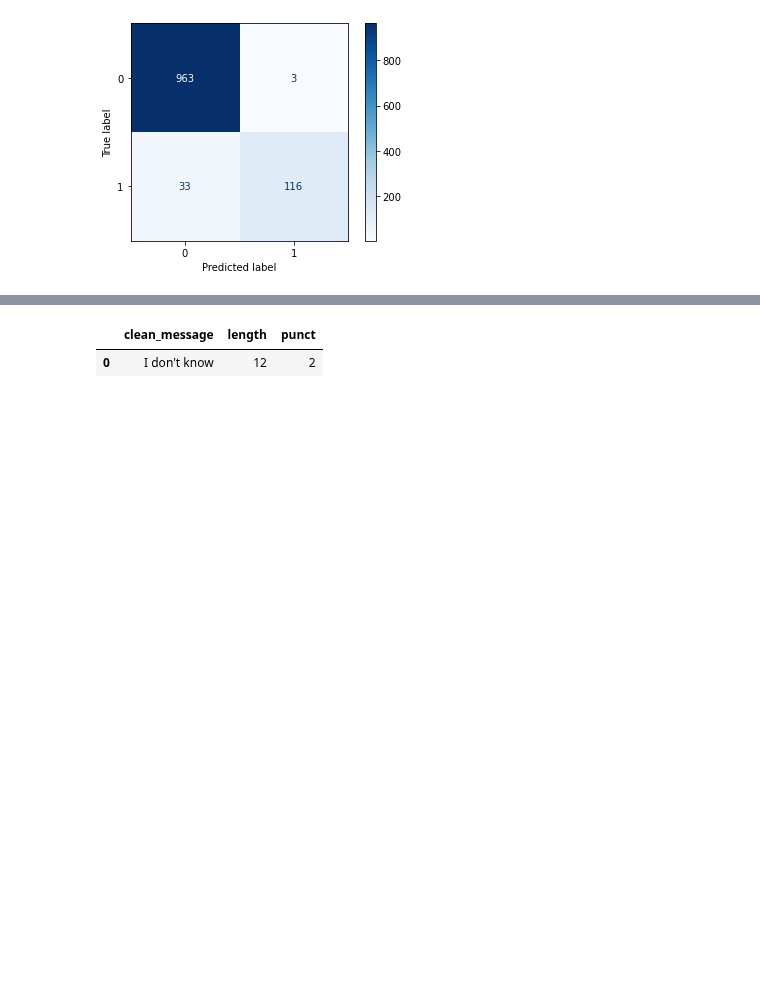
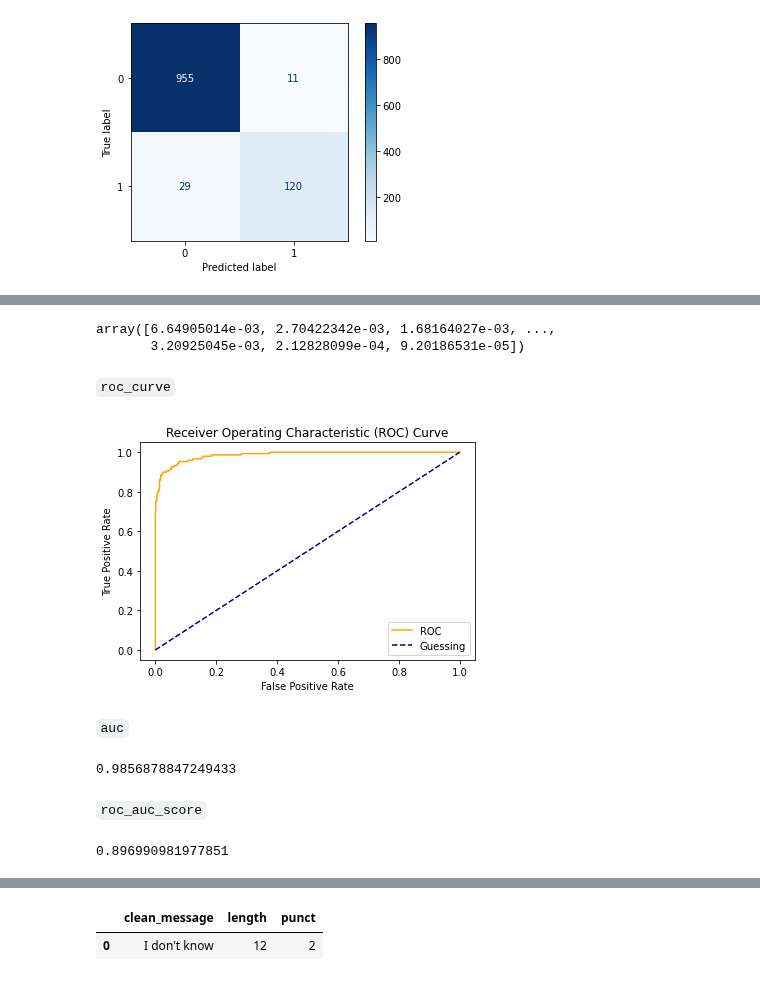
Before and after one commit to perryisbusy/My-Matplotlib-playground, a Jupyter notebook: NLP Various Models Comparsion (columntransformer & pipeline & pickle & joblib).ipynb, the cells around one changed output, grey strips where cells are left out. Drawn from its saved outputs; the diff is of its cells as text; code cells hidden in the pictures; blank space fills up the shorter version.

```diff
--- a/NLP Various Models Comparsion (columntransformer & pipeline & pickle & joblib).ipynb
+++ b/NLP Various Models Comparsion (columntransformer & pipeline & pickle & joblib).ipynb
@@ -206,8 +206,8 @@ from sklearn.pipeline import make_pipeline
 # clf = make_pipeline(ct, CatBoostClassifier())
 
 # LGBMClassifier
-# from lightgbm import LGBMClassifier
-# clf = make_pipeline(ct, LGBMClassifier())
+from lightgbm import LGBMClassifier
+clf = make_pipeline(ct, LGBMClassifier())
 
 # XGBClassifier
 # from xgboost import XGBClassifier
@@ -246,8 +246,8 @@ from sklearn.pipeline import make_pipeline
 # clf = make_pipeline(ct, AdaBoostClassifier())
 
 # MLPClassifier
-from sklearn.neural_network import MLPClassifier
-clf = make_pipeline(ct, MLPClassifier(alpha=1, max_iter=1000))
+# from sklearn.neural_network import MLPClassifier
+# clf = make_pipeline(ct, MLPClassifier(alpha=1, max_iter=1000))
 
 clf.fit(X_train, y_train)
 # %% [output]
@@ -369,0 +364,50 @@ loaded_joblib_clf = load(filename="nlp_movie_joblib_clf.joblib")
+# %%
+y_probs[:, 1]
+# %% [output]
+array([6.64905014e-03, 2.70422342e-03, 1.68164027e-03, ...,
+       3.20925045e-03, 2.12828099e-04, 9.20186531e-05])
+# %% [markdown]
+`roc_curve`
+# %%
+from sklearn.metrics import roc_curve, roc_auc_score, auc
+
+# Receiver Operating Characteristic (ROC curve)
+# 观测者操作特性曲线
+false_positive_rate, true_positive_rate, thresholds = roc_curve(y_true=y_test, y_score=y_probs[:, 1])
+# %%
+def plot_roc_curve(fpr, tpr):
+    """
+    Plots a ROC curve given the false positve rate (fpr) and
+    true postive rate (tpr) of a classifier.
+    """
+    # Plot ROC curve
+    plt.plot(fpr, tpr, color='orange', label='ROC')
+    # Plot line with no predictive power (baseline)
+    plt.plot([0, 1], [0, 1], color='darkblue', linestyle='--', label='Guessing')
+    # Customize the plot
+    plt.xlabel('False Positive Rate')
+    plt.ylabel('True Positive Rate')
+    plt.title('Receiver Operating Characteristic (ROC) Curve')
+    plt.legend()
+    plt.show()
+
+plot_roc_curve(false_positive_rate, true_positive_rate)
+# %% [output]
+[figure, added]
+# %% [markdown]
+`auc`
+# %%
+# Compute Area Under the Curve (AUC) using the trapezoidal rule
+
+auc(x=false_positive_rate, y=true_positive_rate)
+# %% [output]
+0.9856878847249433
+# %% [markdown]
+`roc_auc_score`
+# %%
+# Area under curve (AUC)
+# AUC值为ROC曲线所覆盖的区域面积，显然，AUC越大，分类器分类效果越好。
+
+roc_auc_score(y_true=y_test, y_score=predictions)
+# %% [output]
+0.896990981977851
```
Also changed, not shown: parts of 54 cells of this notebook.
